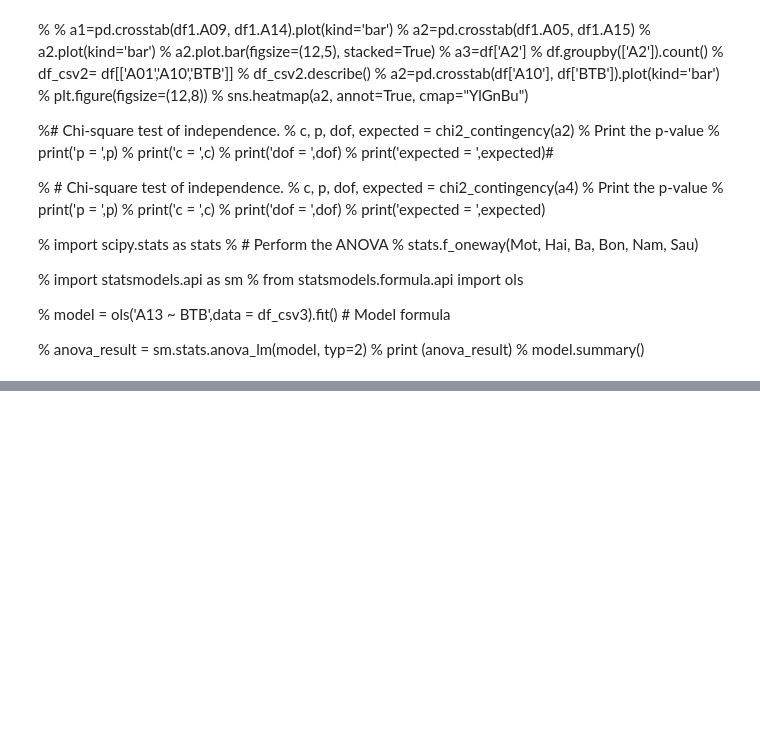
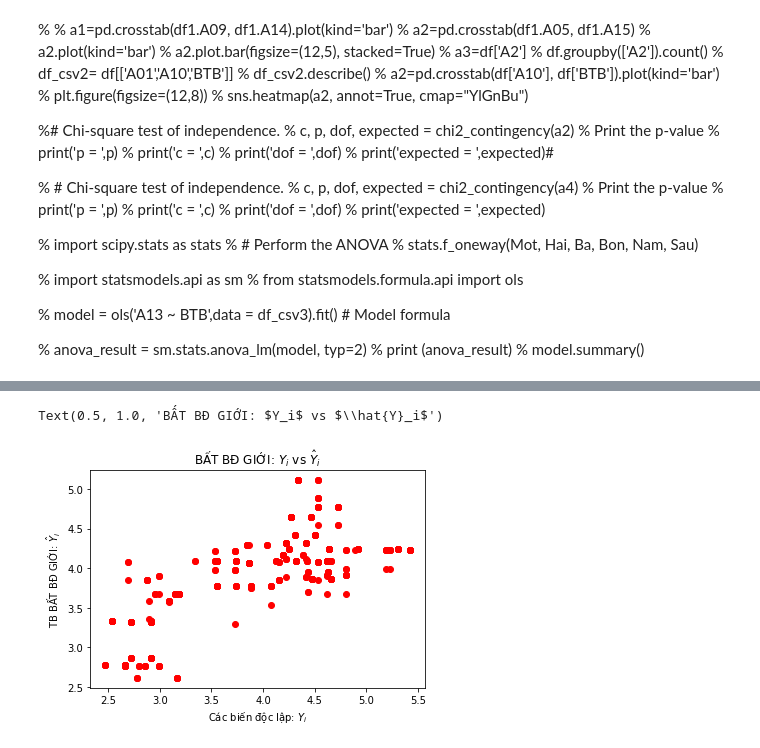
Before and after one commit to sonpvs/data-science, a Jupyter notebook: phantich.ipynb, the cells around one changed output, grey strips where cells are left out. Saved outputs shown, nothing was run; the diff lists cells and outputs as text; code cells hidden in the pictures; blank space fills up the shorter version.

```diff
--- a/phantich.ipynb
+++ b/phantich.ipynb
@@ -394,0 +429,23 @@ plt.show()
+# %%
+train, test = train_test_split(df02, test_size=0.3, shuffle=True)
+training_features = ['TUỔI','HỌC VẤN','TUỔI KẾT HÔN','HÔN NHÂN','SỐ CON','NGHỀ NGHIỆP', 'THU NHẬP']
+target = 'TB BẤT BĐ GIỚI'
+train_X = train[training_features]
+train_Y = train[target]
+test_X = test[training_features]
+test_Y = test[target]
+# %%
+model = LinearRegression()
+model.fit(train_X, train_Y)
+train_pred_Y = model.predict(train_X)
+test_pred_Y = model.predict(test_X)
+train_pred_Y = pd.Series(train_pred_Y.clip(0, train_pred_Y.max()), index=train_Y.index)
+test_pred_Y = pd.Series(test_pred_Y.clip(0, test_pred_Y.max()), index=test_Y.index)
+
+rmse_train = np.sqrt(mean_squared_error(train_pred_Y, train_Y))
+msle_train = mean_squared_log_error(train_pred_Y, train_Y)
+rmse_test = np.sqrt(mean_squared_error(test_pred_Y, test_Y))
+msle_test = mean_squared_log_error(test_pred_Y, test_Y)
+
+print('rmse_train:',rmse_train,'msle_train:',msle_train)
+print('rmse_test:',rmse_test,'msle_test:',msle_test)
@@ -394,0 +488,9 @@ plt.show()
+# %%
+plt.scatter(test_Y, test_pred_Y, color='r')
+
+plt.xlabel("Các biến độc lập: $Y_i$")
+plt.ylabel("TB BẤT BĐ GIỚI: $\hat{Y}_i$")
+plt.title("BẤT BĐ GIỚI: $Y_i$ vs $\hat{Y}_i$")
+# %% [output]
+Text(0.5, 1.0, 'BẤT BĐ GIỚI: $Y_i$ vs $\\hat{Y}_i$')
+[figure, added]
```
Also changed, not shown: parts of 19 cells of this notebook.
